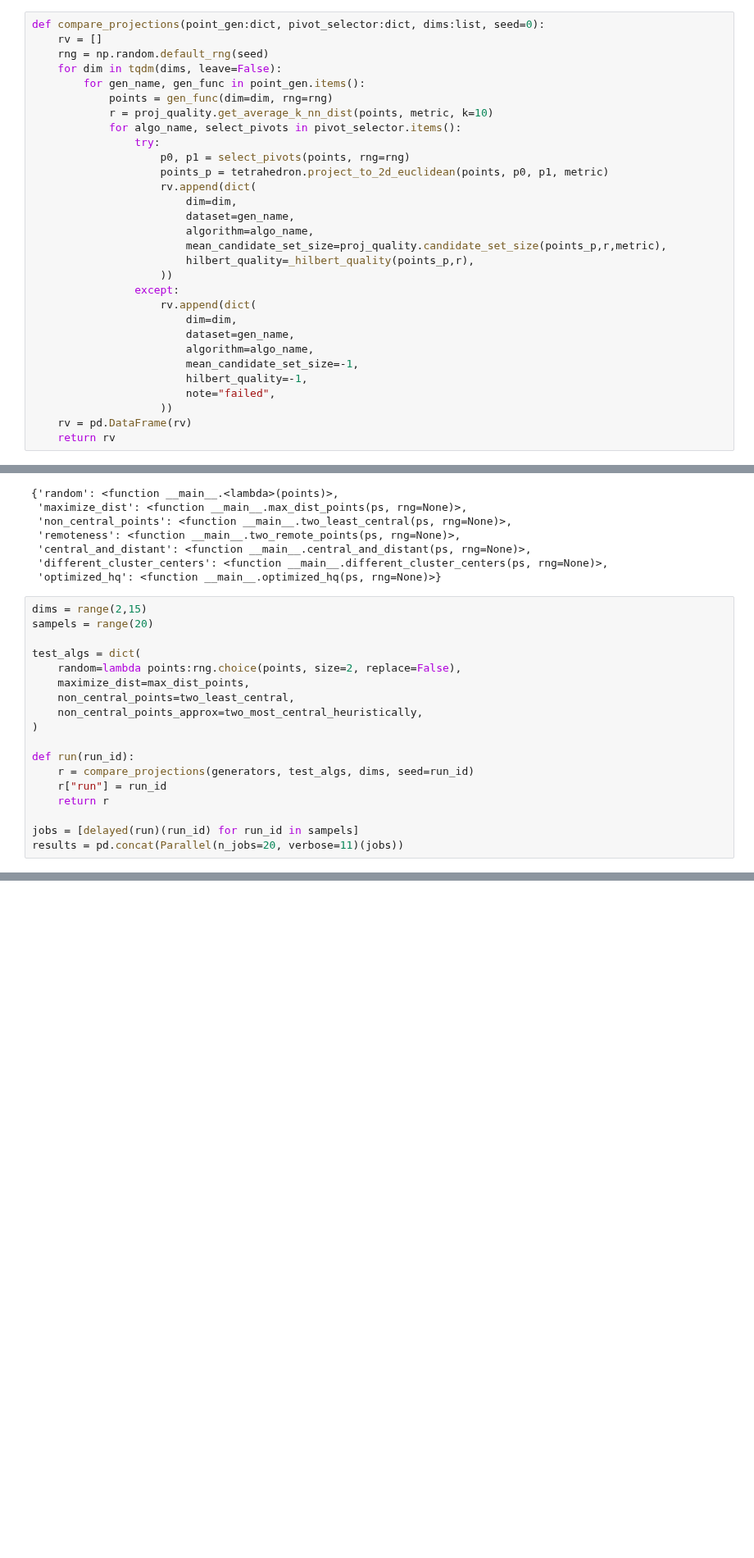
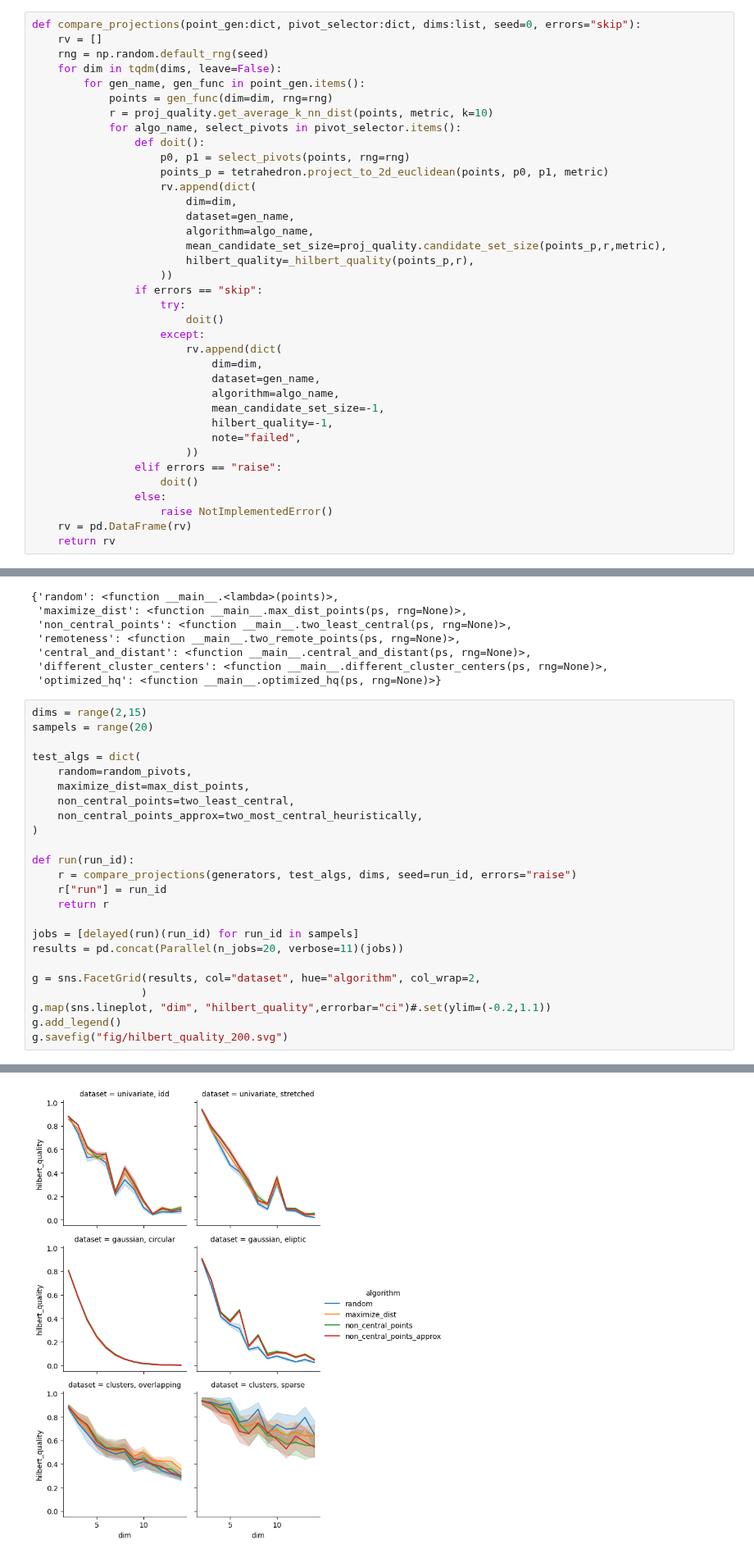
Before and after one commit to DimensionalScoop/metric_spaces, a Jupyter notebook: maths/tetrahedron/what_makes_a_good_pivot.ipynb, the cells around one changed output, grey strips where cells are left out. Shown at 82% size. Cells and saved outputs as stored; diff of their text form; blank space fills up the shorter version.

```diff
--- a/maths/tetrahedron/what_makes_a_good_pivot.ipynb
+++ b/maths/tetrahedron/what_makes_a_good_pivot.ipynb
@@ -252,7 +280,7 @@ def optimize_pivots(points, criterion, return_full=False):
     else:
         return np.unravel_index(np.argmax(quality), quality.shape)
 # %%
-def compare_projections(point_gen:dict, pivot_selector:dict, dims:list, seed=0):
+def compare_projections(point_gen:dict, pivot_selector:dict, dims:list, seed=0, errors="skip"):
     rv = []
     rng = np.random.default_rng(seed)
     for dim in tqdm(dims, leave=False):
@@ -260,7 +288,7 @@ def compare_projections(point_gen:dict, pivot_selector:dict, dims:list, seed=0):
             points = gen_func(dim=dim, rng=rng)
             r = proj_quality.get_average_k_nn_dist(points, metric, k=10)
             for algo_name, select_pivots in pivot_selector.items():
-                try:
+                def doit():
                     p0, p1 = select_pivots(points, rng=rng)
                     points_p = tetrahedron.project_to_2d_euclidean(points, p0, p1, metric)
                     rv.append(dict(
@@ -270,15 +298,22 @@ def compare_projections(point_gen:dict, pivot_selector:dict, dims:list, seed=0):
                         mean_candidate_set_size=proj_quality.candidate_set_size(points_p,r,metric),
                         hilbert_quality=_hilbert_quality(points_p,r),
                     ))
-                except:
-                    rv.append(dict(
-                        dim=dim,
-                        dataset=gen_name,
-                        algorithm=algo_name,
-                        mean_candidate_set_size=-1,
-                        hilbert_quality=-1,
-                        note="failed",
-                    ))
+                if errors == "skip":
+                    try:
+                        doit()
+                    except:
+                        rv.append(dict(
+                            dim=dim,
+                            dataset=gen_name,
+                            algorithm=algo_name,
+                            mean_candidate_set_size=-1,
+                            hilbert_quality=-1,
+                            note="failed",
+                        ))
+                elif errors == "raise":
+                    doit()
+                else:
+                    raise NotImplementedError()
     rv = pd.DataFrame(rv)
     return rv
 # %%
@@ -399,17 +439,23 @@ dims = range(2,15)
 sampels = range(20)
 
 test_algs = dict(
-    random=lambda points:rng.choice(points, size=2, replace=False),
+    random=random_pivots,
     maximize_dist=max_dist_points,
     non_central_points=two_least_central,
     non_central_points_approx=two_most_central_heuristically,
 )
 
 def run(run_id):
-    r = compare_projections(generators, test_algs, dims, seed=run_id)
+    r = compare_projections(generators, test_algs, dims, seed=run_id, errors="raise")
     r["run"] = run_id
     return r
 
 jobs = [delayed(run)(run_id) for run_id in sampels]
 results = pd.concat(Parallel(n_jobs=20, verbose=11)(jobs))
+
+g = sns.FacetGrid(results, col="dataset", hue="algorithm", col_wrap=2,
+                 )
+g.map(sns.lineplot, "dim", "hilbert_quality",errorbar="ci")#.set(ylim=(-0.2,1.1))
+g.add_legend()
+g.savefig("fig/hilbert_quality_200.svg")
 # %% [output]
@@ -417,3 +473,4 @@ results = pd.concat(Parallel(n_jobs=20, verbose=11)(jobs))
+[figure, added]
 # %%
 def plot_hilbert_qual(ps):
     part = proj_quality.HilbertPartitioner(ps, ten_nn_dist)
```
Also changed, not shown: parts of 6 cells of this notebook.
